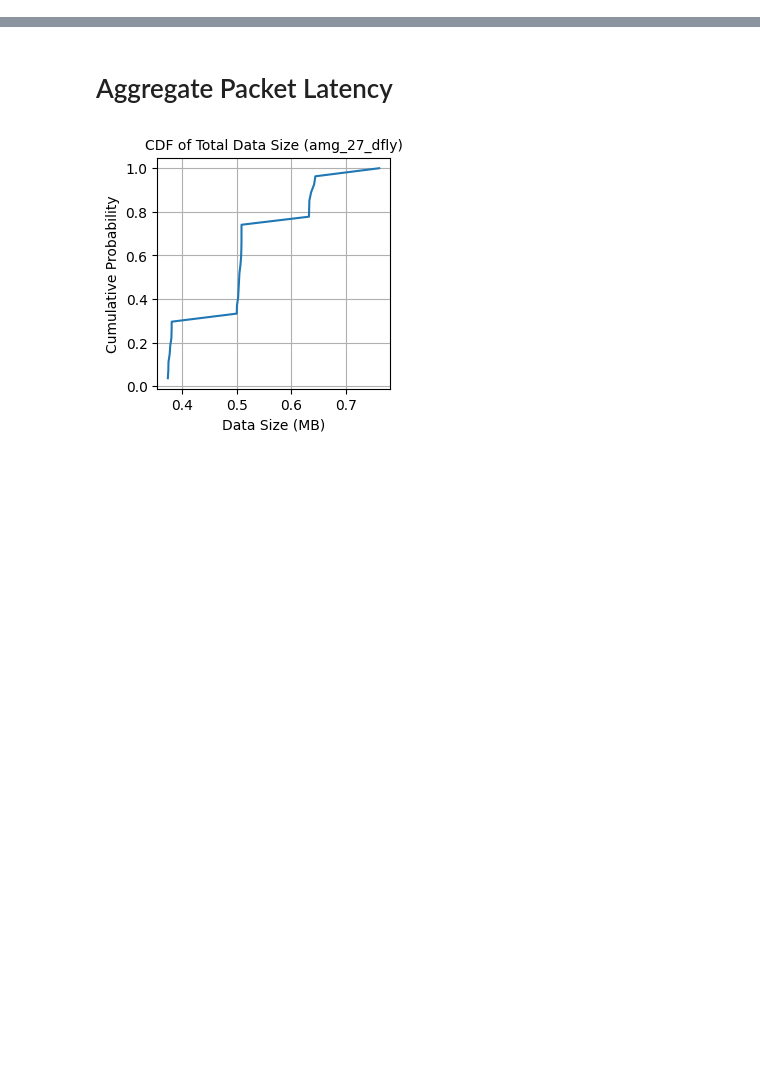
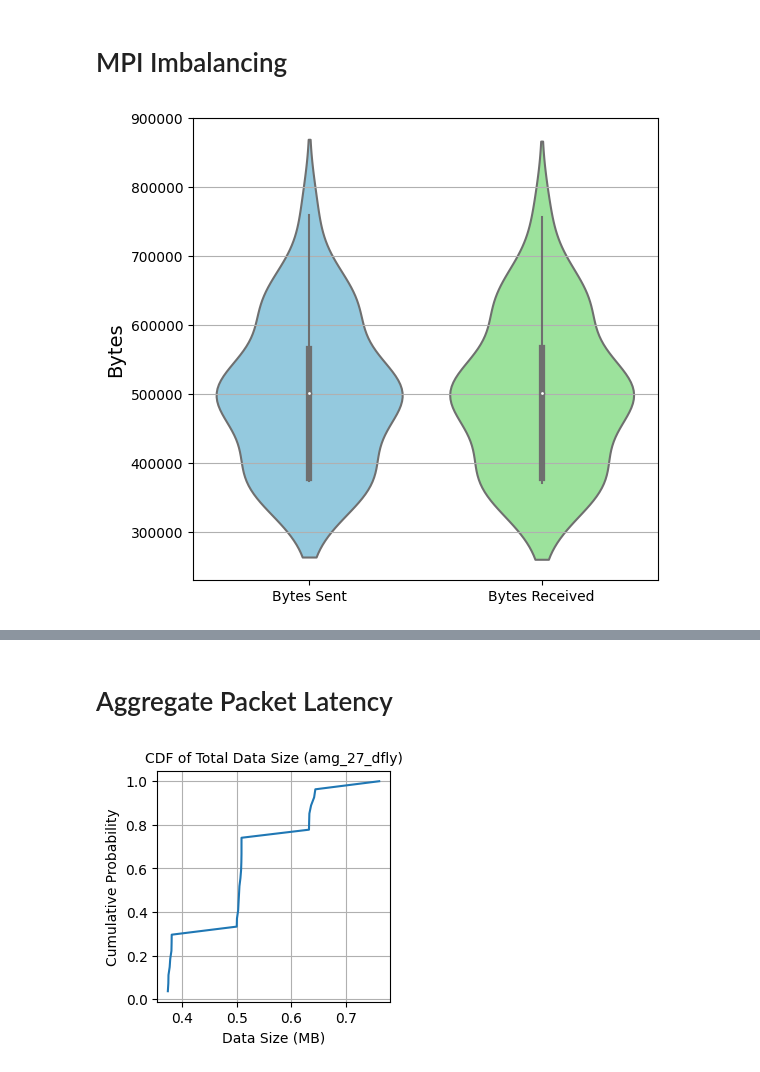
Before and after one commit to zzheng33/cs550, a Jupyter notebook: run/plot.ipynb, the cells around one changed output, grey strips where cells are left out. Drawn from its saved outputs; the diff is of its cells as text; code cells hidden in the pictures; blank space fills up the shorter version.

```diff
--- a/run/plot.ipynb
+++ b/run/plot.ipynb
@@ -243,0 +289,42 @@ def plot_violin_avg_hops(application_name):
+# %% [markdown]
+# MPI Imbalancing
+# %%
+def plot_bytes_violin(application_name):
+    # Define the directory to search
+    base_dir = "./arxiv/adaptive"
+
+    # File path
+    file_path = os.path.join(base_dir, application_name, "mpi-replay-stats")
+
+    if os.path.exists(file_path):
+        # Extract the title for the plot
+        parts = os.path.normpath(file_path).split(os.sep)
+        title = f"{parts[-2]}"
+
+        # Process the file
+        data_list = []
+        with open(file_path, 'r') as file:
+            next(file)  # Skip header
+            for line in file:
+                parts = line.split()
+                if len(parts) == 13:  # Ensure the correct number of columns
+                    bytes_sent = float(parts[6])   # Bytes sent
+                    bytes_recv = float(parts[7])  # Bytes received
+                    data_list.append(["Bytes Sent", bytes_sent])
+                    data_list.append(["Bytes Received", bytes_recv])
+
+        # Create DataFrame
+        data_df = pd.DataFrame(data_list, columns=["Type", "Bytes"])
+
+        # Plot the violin plot
+        plt.figure(figsize=(6, 6))
+        sns.violinplot(x="Type", y="Bytes", data=data_df, palette=["skyblue", "lightgreen"])
+        # plt.title(f"Communication Data Size - {title}", fontsize=16)
+        plt.xlabel("")
+        plt.ylabel("Bytes", fontsize=14)
+        plt.grid(axis='y')
+        plt.show()
+# %%
+plot_bytes_violin("amg_27_dfly")
+# %% [output]
+[figure, added]
```
Also changed, not shown: parts of 13 cells of this notebook.
